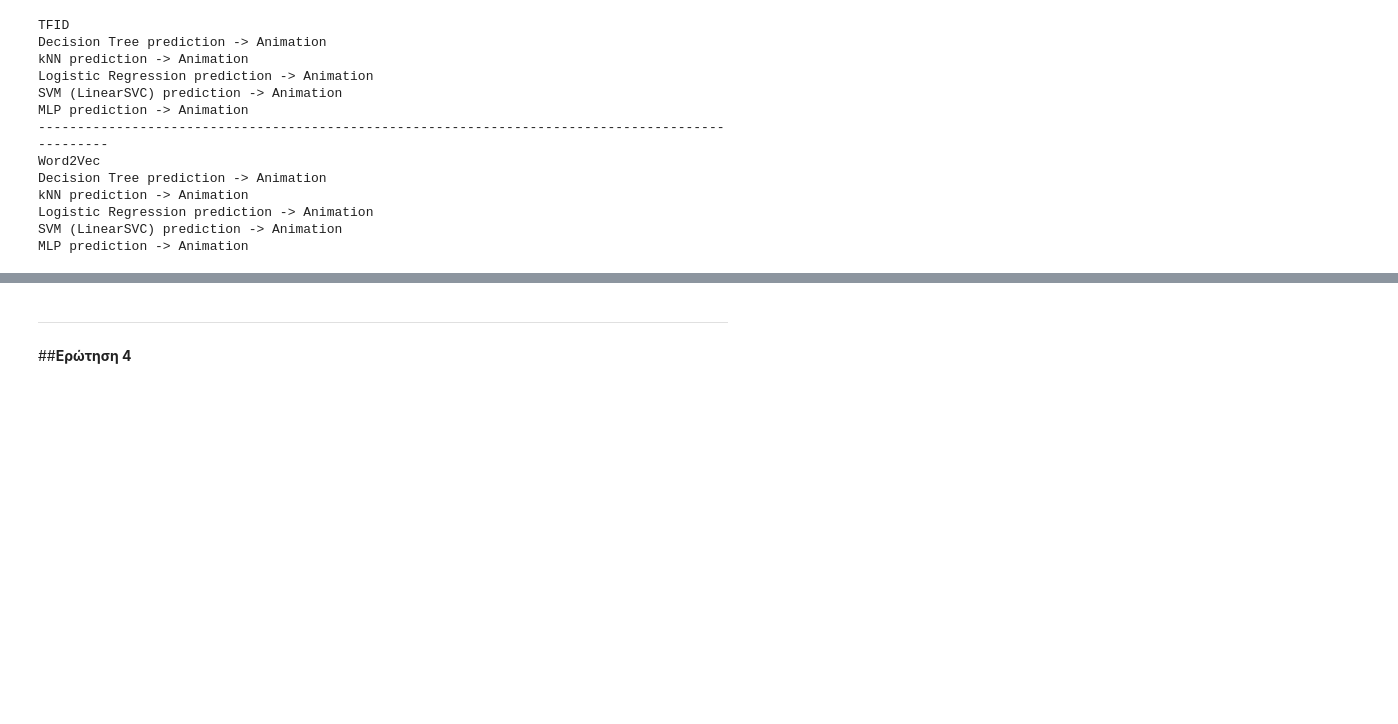
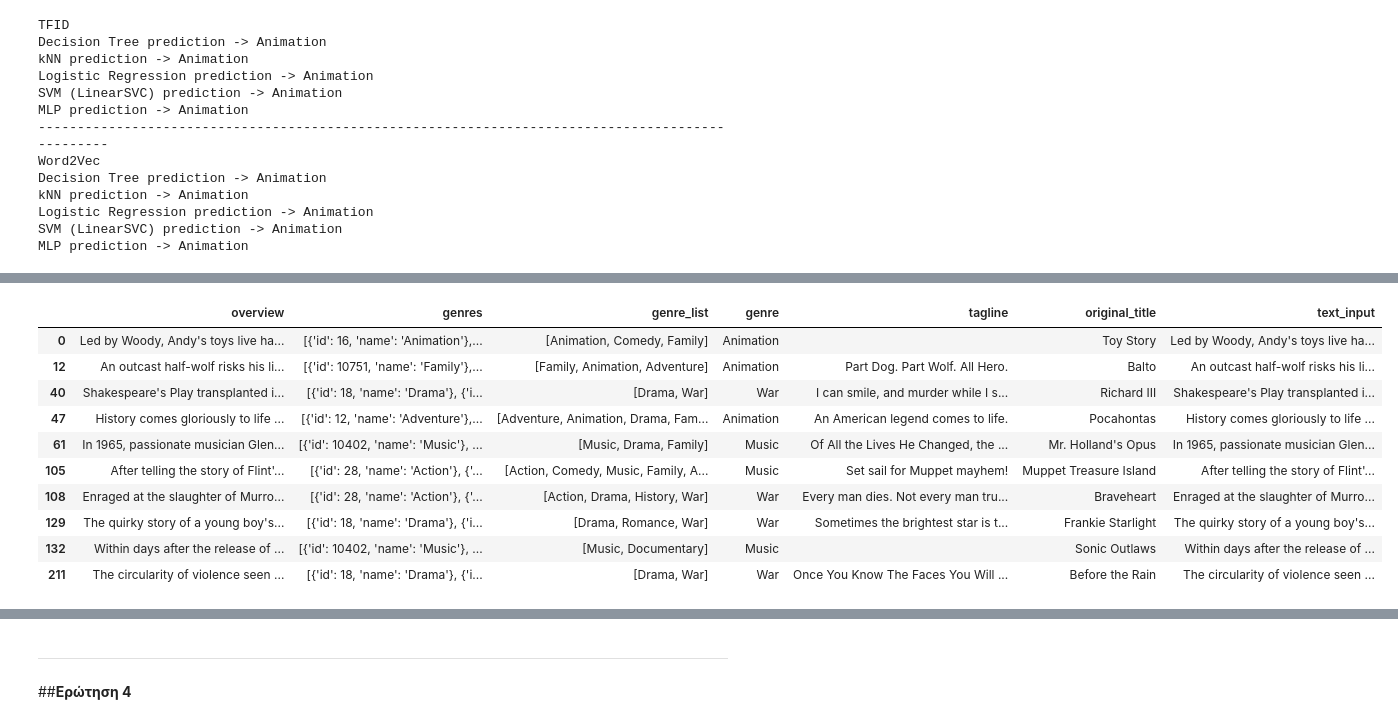
Before and after one commit to BillPapakyriakou/DataMining-Notebooks, a Jupyter notebook: assignment_3.ipynb, the cells around one changed output, grey strips where cells are left out. Saved outputs shown, nothing was run; the diff lists cells and outputs as text; code cells hidden in the pictures; blank space fills up the shorter version.

```diff
--- a/assignment_3.ipynb
+++ b/assignment_3.ipynb
@@ -849,0 +855,28 @@ MLP prediction -> Animation
+# %%
+movies_dataframe_new = movies_dataframe.copy()
+
+movies_dataframe_new['tagline'] = movies.loc[movies_dataframe_new.index, 'tagline'].fillna('')
+movies_dataframe_new['original_title'] = movies.loc[movies_dataframe_new.index, 'original_title'].fillna('')
+
+movies_dataframe_new['text_input'] = (
+    movies_dataframe_new['overview'].fillna('') + " " +
+    movies_dataframe_new['tagline'] + " " +
+    movies_dataframe_new['original_title']
+)
+
+X_text_new = movies_dataframe_new['text_input'].values
+y = movies_dataframe_new['genre'].values
+
+movies_dataframe_new.head(10)
+# %% [output]
+|  | overview | genres | genre_list | genre | tagline | original_title | text_input |
+| 0 | Led by Woody, Andy's toys live ha... | [{'id': 16, 'name': 'Animation'},... | [Animation, Comedy, Family] | Animation |  | Toy Story | Led by Woody, Andy's toys live ha... |
+| 12 | An outcast half-wolf risks his li... | [{'id': 10751, 'name': 'Family'},... | [Family, Animation, Adventure] | Animation | Part Dog. Part Wolf. All Hero. | Balto | An outcast half-wolf risks his li... |
+| 40 | Shakespeare's Play transplanted i... | [{'id': 18, 'name': 'Drama'}, {'i... | [Drama, War] | War | I can smile, and murder while I s... | Richard III | Shakespeare's Play transplanted i... |
+| 47 | History comes gloriously to life ... | [{'id': 12, 'name': 'Adventure'},... | [Adventure, Animation, Drama, Fam... | Animation | An American legend comes to life. | Pocahontas | History comes gloriously to life ... |
+| 61 | In 1965, passionate musician Glen... | [{'id': 10402, 'name': 'Music'}, ... | [Music, Drama, Family] | Music | Of All the Lives He Changed, the ... | Mr. Holland's Opus | In 1965, passionate musician Glen... |
+| 105 | After telling the story of Flint'... | [{'id': 28, 'name': 'Action'}, {'... | [Action, Comedy, Music, Family, A... | Music | Set sail for Muppet mayhem! | Muppet Treasure Island | After telling the story of Flint'... |
+| 108 | Enraged at the slaughter of Murro... | [{'id': 28, 'name': 'Action'}, {'... | [Action, Drama, History, War] | War | Every man dies. Not every man tru... | Braveheart | Enraged at the slaughter of Murro... |
+| 129 | The quirky story of a young boy's... | [{'id': 18, 'name': 'Drama'}, {'i... | [Drama, Romance, War] | War | Sometimes the brightest star is t... | Frankie Starlight | The quirky story of a young boy's... |
+| 132 | Within days after the release of ... | [{'id': 10402, 'name': 'Music'}, ... | [Music, Documentary] | Music |  | Sonic Outlaws | Within days after the release of ... |
+| 211 | The circularity of violence seen ... | [{'id': 18, 'name': 'Drama'}, {'i... | [Drama, War] | War | Once You Know The Faces You Will ... | Before the Rain | The circularity of violence seen ... |
```
Also changed, not shown: parts of 9 cells of this notebook.
